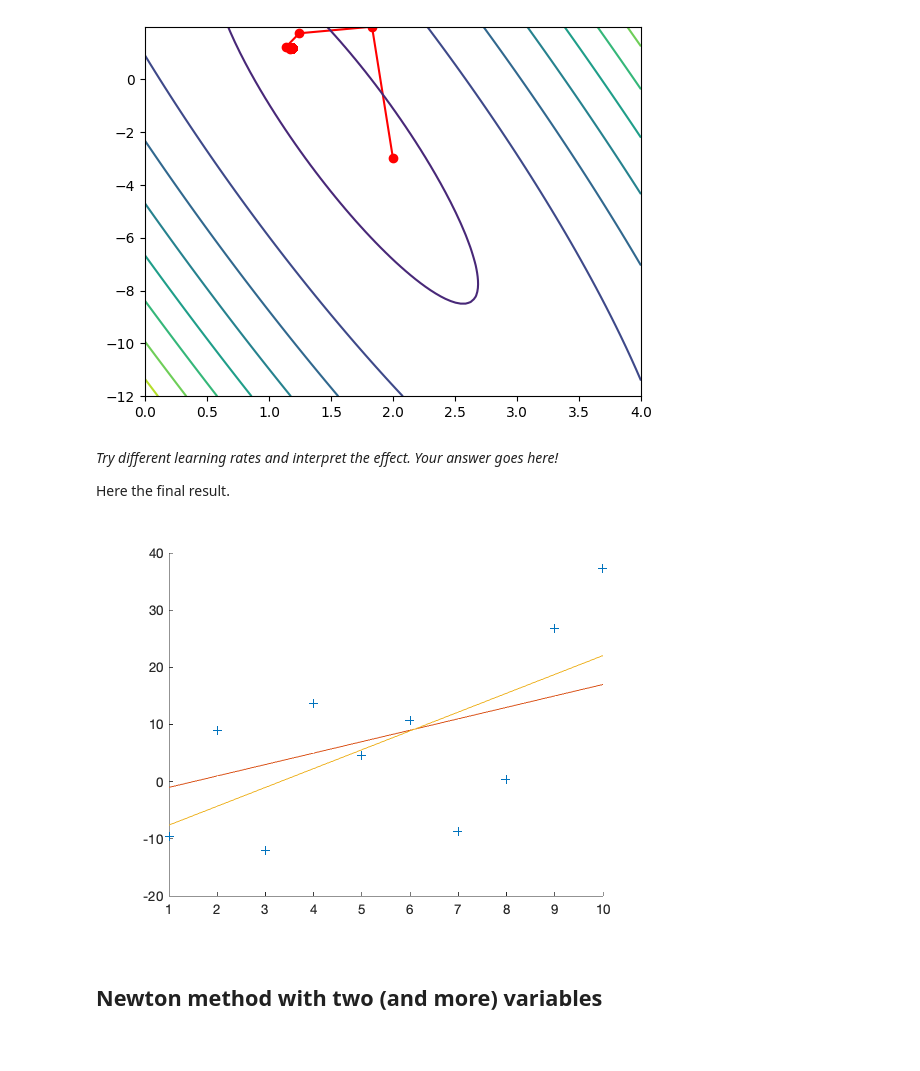
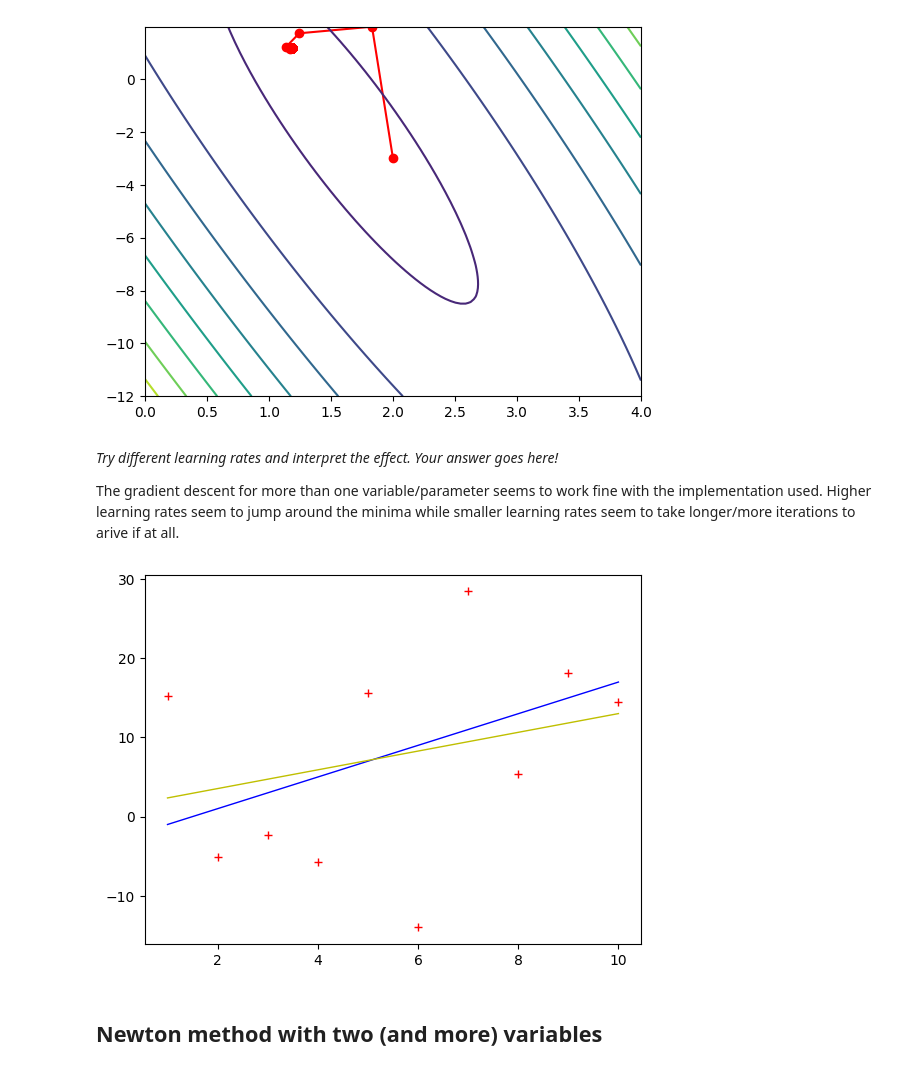
Before and after one commit to kallefrisk/Schoolwork, a Jupyter notebook: Python/DeepLearning/Numerical Linear Regression.ipynb, the cells around one changed output. Saved outputs shown, nothing was run; the diff lists cells and outputs as text; code cells hidden in the pictures.

Commit message:
Finished multi dimensional gradient descent.

```diff
--- a/Python/DeepLearning/Numerical Linear Regression.ipynb
+++ b/Python/DeepLearning/Numerical Linear Regression.ipynb
@@ -294,18 +297,19 @@ learning_eps = 0.001
 [a, b] = grad_desc_rss2(K, a0, b0, X, Y, learning_eps, verbose=True)
 # %% [output]
 [figure]
-# %% [markdown]
-*Try different learning rates and interpret the effect. Your answer goes here!*
-
-Here the final result.
-# %%
-scatter(X,Y,'+')
-hold on
-plot(X,a0*X+b0)
-plot(X,as(K+1)*X+bs(K+1))
-hold off
-# %% [output]
-[figure, removed]
+# %% [markdown]
+*Try different learning rates and interpret the effect. Your answer goes here!*
+
+The gradient descent for more than one variable/parameter seems to work fine with the implementation used. Higher learning rates seem to jump around the minima while smaller learning rates seem to take longer/more iterations to arive if at all.
+# %%
+fig = plt.figure(10)
+ax = plt.axes()
+ax.plot(X, Y, "r+")
+ax.plot(X, a0 * X + b0, "b-", linewidth=1)
+ax.plot(X, a[-1] * X + b[-1], "y-", linewidth=1)
+plt.show()
+# %% [output]
+[figure, added]
 # %% [markdown]
 ## Newton method with two (and more) variables
 # %% [markdown]
```
Also changed, not shown: parts of 6 cells of this notebook.
